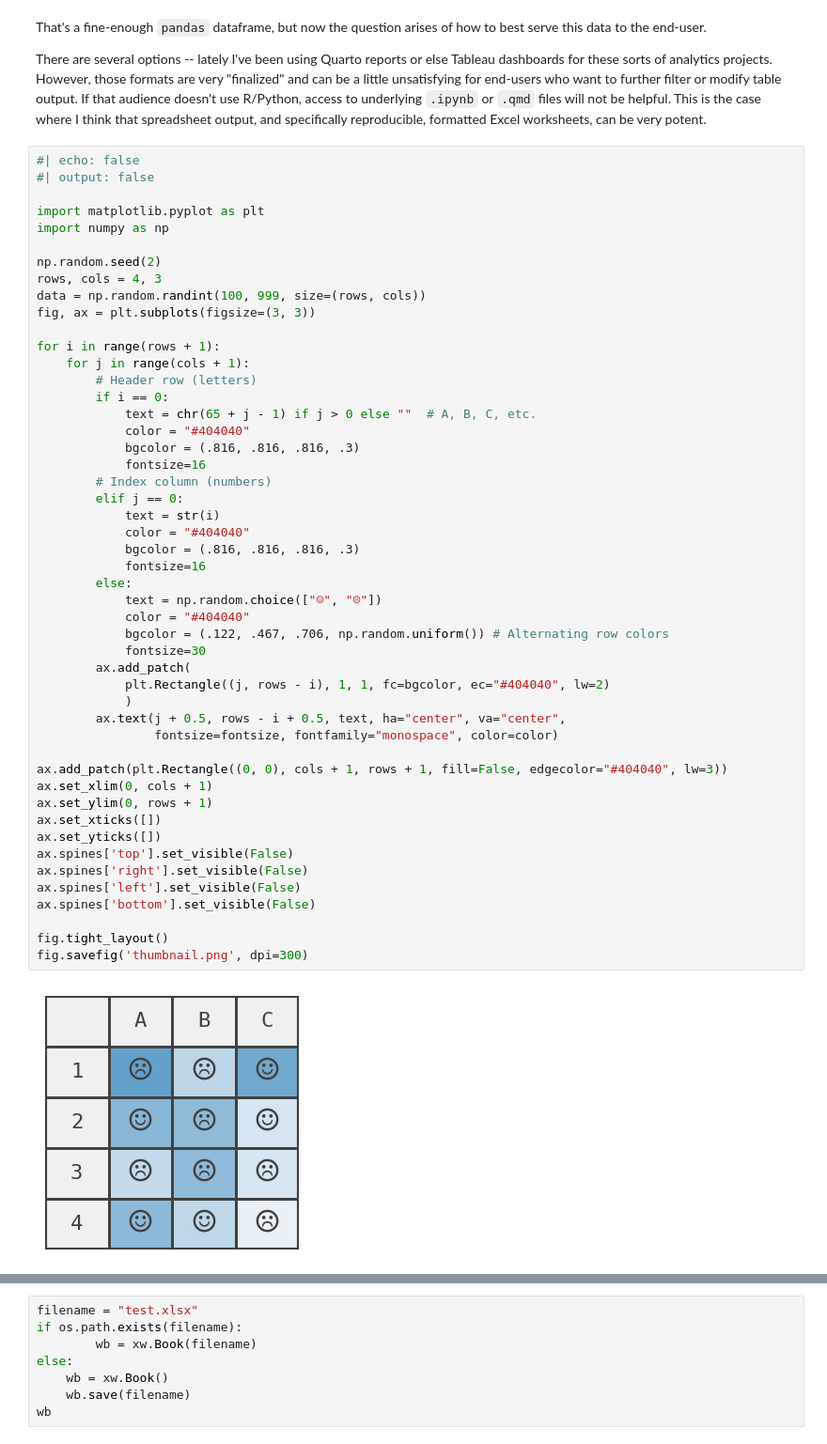
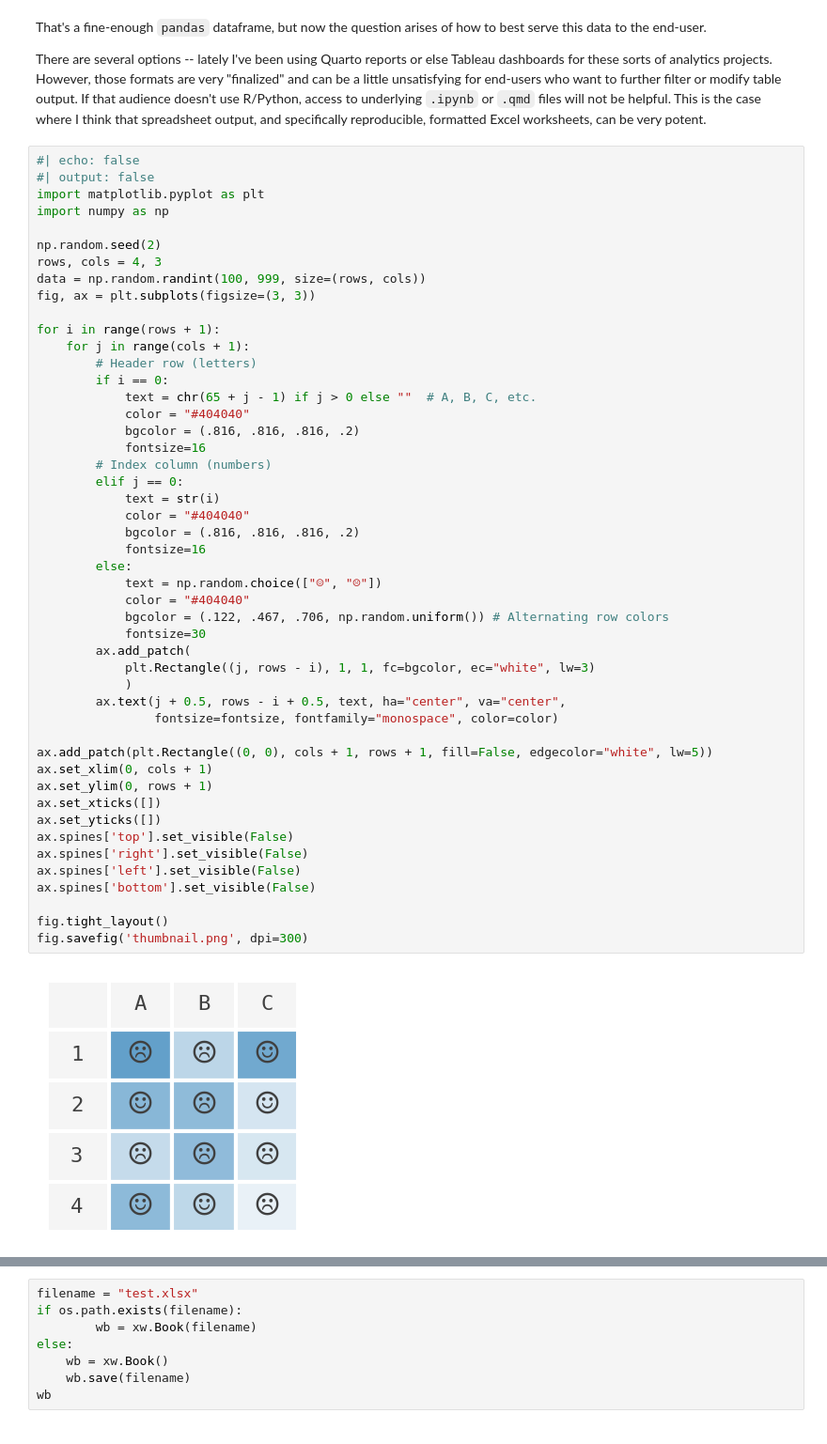
Before and after one commit to peter-amerkhanian/peter-amerkhanian.github.io, a Jupyter notebook: posts/excel-wings/index.ipynb, the cells around one changed output, grey strips where cells are left out. Shown at 94% size. Drawn from its saved outputs; the diff is of its cells as text.

```diff
--- a/posts/excel-wings/index.ipynb
+++ b/posts/excel-wings/index.ipynb
@@ -98,7 +90,6 @@ There are several options -- lately I've been using Quarto reports or else Table
 # %%
 #| echo: false
 #| output: false
-
 import matplotlib.pyplot as plt
 import numpy as np
 
@@ -113,37 +104,37 @@ for i in range(rows + 1):
         if i == 0:
             text = chr(65 + j - 1) if j > 0 else ""  # A, B, C, etc.
             color = "#404040"
-            bgcolor = (.816, .816, .816, .3)
+            bgcolor = (.816, .816, .816, .2)
             fontsize=16
         # Index column (numbers)
         elif j == 0:
             text = str(i)
             color = "#404040"
-            bgcolor = (.816, .816, .816, .3)
+            bgcolor = (.816, .816, .816, .2)
             fontsize=16
         else:
             text = np.random.choice(["☺", "☹"])
             color = "#404040"
             bgcolor = (.122, .467, .706, np.random.uniform()) # Alternating row colors
             fontsize=30
         ax.add_patch(
-            plt.Rectangle((j, rows - i), 1, 1, fc=bgcolor, ec="#404040", lw=2)
+            plt.Rectangle((j, rows - i), 1, 1, fc=bgcolor, ec="white", lw=3)
             )
         ax.text(j + 0.5, rows - i + 0.5, text, ha="center", va="center",
                 fontsize=fontsize, fontfamily="monospace", color=color)
 
-ax.add_patch(plt.Rectangle((0, 0), cols + 1, rows + 1, fill=False, edgecolor="#404040", lw=3))
+ax.add_patch(plt.Rectangle((0, 0), cols + 1, rows + 1, fill=False, edgecolor="white", lw=5))
 ax.set_xlim(0, cols + 1)
 ax.set_ylim(0, rows + 1)
 ax.set_xticks([])
 ax.set_yticks([])
 ax.spines['top'].set_visible(False)
 ax.spines['right'].set_visible(False)
 ax.spines['left'].set_visible(False)
 ax.spines['bottom'].set_visible(False)
 
 fig.tight_layout()
 fig.savefig('thumbnail.png', dpi=300)
 # %% [output]
-[figure, old version]
+[figure, new version]
 # %% [markdown]
```
Also changed, not shown: parts of 75 cells of this notebook, 12 other files.
